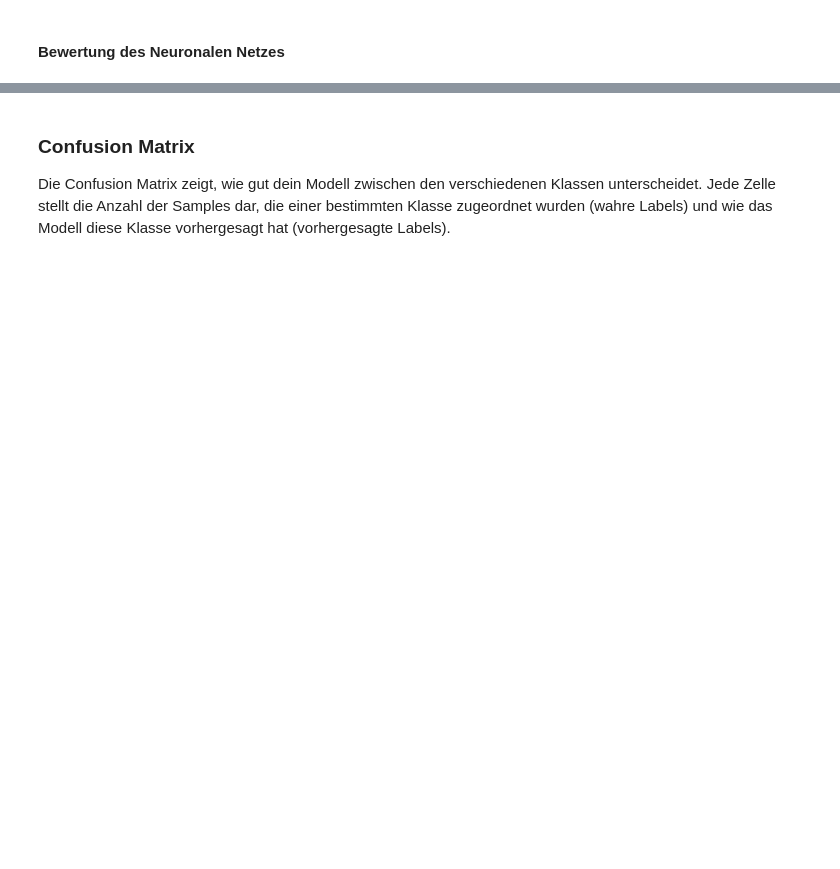
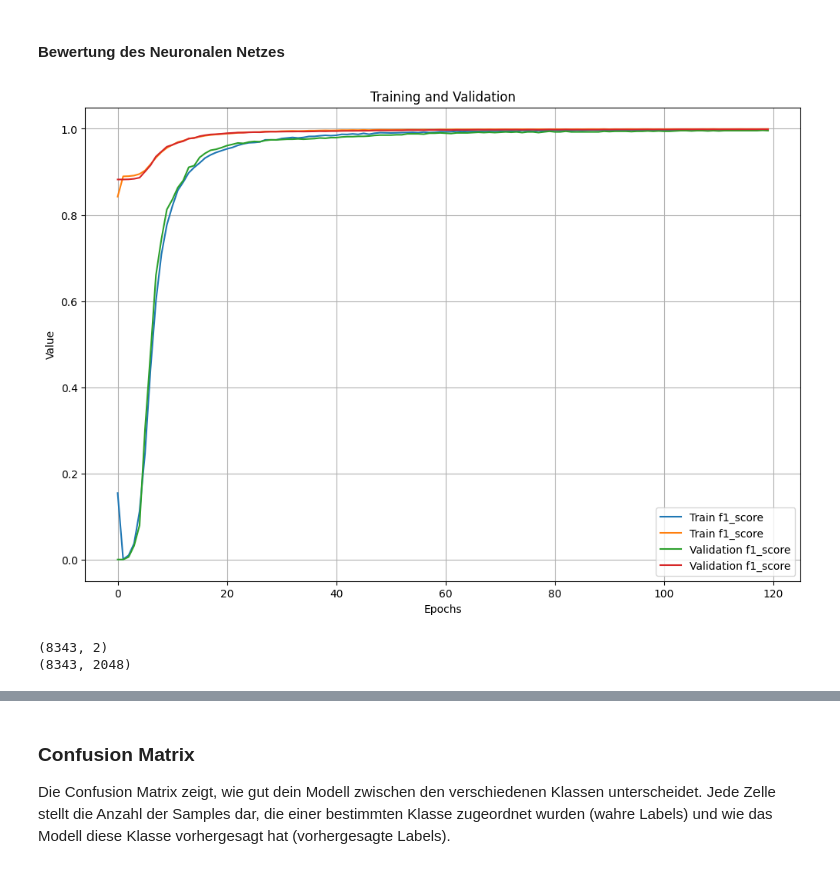
Before and after one commit to ninakuhlen/ai-gear-fault-detection, a Jupyter notebook: notebooks/fft_net_biclassification.ipynb, the cells around one changed output, grey strips where cells are left out. Drawn from its saved outputs; the diff is of its cells as text; code cells hidden in the pictures; blank space fills up the shorter version.

```diff
--- a/notebooks/fft_net_biclassification.ipynb
+++ b/notebooks/fft_net_biclassification.ipynb
@@ -53,7 +80,7 @@ ip.check_data(training_samples_dict)
 # %%
 # model creation parameters
-N_HIDDEN_LAYERS: int = 4
-L2: float = 1e-1 # 0.001
+N_HIDDEN_LAYERS: int = 2
+L2: float = 2e-2 # 0.02
 DROPOUT: float = 0.2
 NEGATIVE_SLOPE: float = 0.3
 
@@ -62,19 +89,16 @@ LEARNING_RATE: float = 1e-6
 
 # model training parameters
 BATCH_SIZE: int = 128
-EPOCHS: int = 60
+EPOCHS: int = 120
 VALIDATION_SPLIT: float = 0.1
 
 # manual changes to class weights
 training_samples_dict["class_weights"] = {
-    0: 0.7,  # none (Klasse 0) wird weniger stark gewichtet
-    1: 2.5,  # slight (Klasse 1) wird stärker gewichtet
-    2: 1.5,  # moderate (Klasse 2) wird leicht erhöht
-    3: 1.2,  # significant (Klasse 3) bleibt gleich
-    4: 0.7   # strong (Klasse 4) wird weniger stark gewichtet
+    0: 1.0,  # none (Klasse 0) wird weniger stark gewichtet
+    1: 1.0,  # some (Klasse 1) wird stärker gewichtet
 }
 # %%
-model = mc.construct_fft_net_model(n_hidden_layers=N_HIDDEN_LAYERS,
+model = net.binary_classifier.build_model(n_hidden_layers=N_HIDDEN_LAYERS,
                                    training_samples_dict=training_samples_dict,
                                    l2=L2,
                                    dropout=DROPOUT,
@@ -82,11 +130,11 @@ model = mc.construct_fft_net_model(n_hidden_layers=N_HIDDEN_LAYERS,
 # %%
-mc.compile_model(model=model,
-                 learning_rate=LEARNING_RATE)
+net.binary_classifier.compile(model=model, learning_rate=LEARNING_RATE)
 
-
-history = mc.train_model(model=model,
-                         samples_dict=training_samples_dict,
-                         epochs=EPOCHS,
-                         batch_size=BATCH_SIZE,
-                         validation_split=VALIDATION_SPLIT,
-                         use_early_stopping=True)
+history = net.train(
+    model=model,
+    samples_dict=training_samples_dict,
+    epochs=EPOCHS,
+    batch_size=BATCH_SIZE,
+    validation_split=VALIDATION_SPLIT,
+    use_early_stopping=True,
+)
@@ -94,11 +160,17 @@ history = mc.train_model(model=model,
 #### **Bewertung des Neuronalen Netzes**
 # %%
 # visualize training metrics
-vis.plot_history(history, metrics=["loss", "accuracy", "precision", "recall"])
+vis.plot_history(history, metrics=["f1_score"])
+# %% [output]
+[figure, added]
 # %%
-full_evaluation_dataset = ip.concatenate_datasets(evaluation_data)
+full_evaluation_dataset = ip.concatenate_datasets(
+    evaluation_data, use_binary_labeling=True
+)
 
-test_samples_dict = ip.split_data(dataframe = full_evaluation_dataset, data_columns = [
+test_samples_dict = ip.split_data(
+    dataframe=full_evaluation_dataset,
+    data_columns=[
         "vibration_1_magnitude",
         # "vibration_2_magnitude",
         # "vibration_3_magnitude",
@@ -107,5 +179,8 @@ test_samples_dict = ip.split_data(dataframe = full_evaluation_dataset, data_colu
 
 print(test_samples_dict["labels"].shape)
 print(test_samples_dict["samples"].shape)
+# %% [output]
+(8343, 2)
+(8343, 2048)
 # %%
 ip.check_data(test_samples_dict)
```
Also changed, not shown: parts of 9 cells of this notebook, 24 other files.
